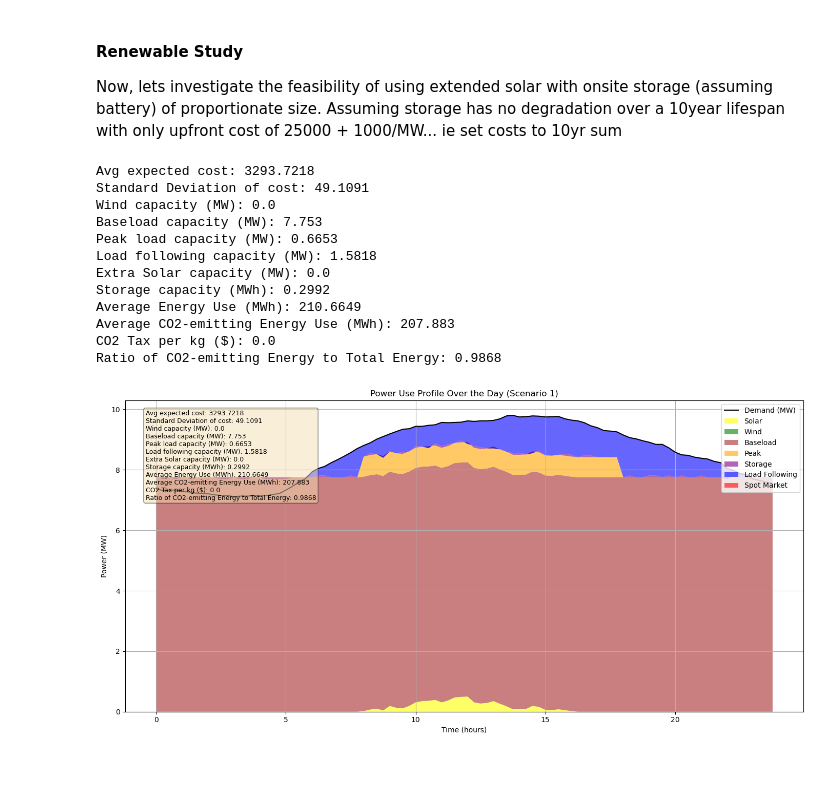
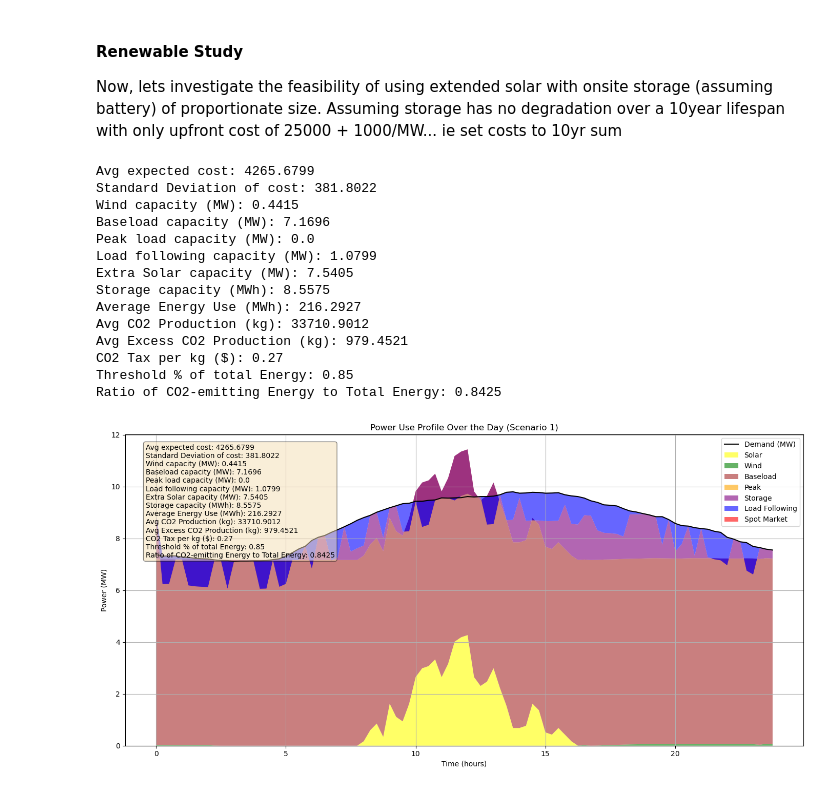
Before and after one commit to liammchugh/EnergyOpt_Project3_Group1, a Jupyter notebook: Project3.ipynb, the cells around one changed output. Drawn from its saved outputs; the diff is of its cells as text; code cells hidden in the pictures.

```diff
--- a/Project3.ipynb
+++ b/Project3.ipynb
@@ -66,7 +66,7 @@ def plot_power_use_profile(mode=2, sc_choice=4, output=None):
     # Add each line of output to the top corner of the plot
     textstr = '\n'.join([f"{key}: {value}" for key, value in output.items()])
     props = dict(boxstyle='round', facecolor='wheat', alpha=0.5)
-    plt.gca().text(0.03, 0.97, textstr, transform=plt.gca().transAxes, fontsize=9,
+    plt.gca().text(0.03, 0.97, textstr, transform=plt.gca().transAxes, fontsize=10,
                    verticalalignment='top', bbox=props)
     plt.grid(True)
     plt.tight_layout()
@@ -225,6 +227,6 @@ Load following capacity (MW): 1.6578
 # %%
 # Cost parameters
-wind_cost_per_mw = 25
+wind_cost_per_mw = 250
 base_load_cost_per_mw = 360
 peak_load_cost_per_mw = 200
 load_following_option_fee = 50
@@ -577,7 +579,8 @@ service_fee = 5
 
 # CO2 Cost Premium
 MWh_to_kgCO2 = 185  # US avg kg CO2 per MWh https://www.eia.gov/tools/faqs/faq.php?id=74&t=11
-co2_cost_perkg = 0.00 # cost per kg CO2 generation
+co2_cost_perkg = 0.27 # cost per kg CO2 generation
+Emissions_threshold_MWh = 0.85  # CO2 cap in kg
 
 # Solar cost parameters NEEDS WORK
 solar_fixed_cost = 0  # Upfront cost
@@ -611,10 +614,12 @@ spot_load = [None] * len(scenarios_data)
 storage_charge = [None] * len(scenarios_data)
 storage_discharge = [None] * len(scenarios_data)
 storage_soc = [None] * len(scenarios_data)
+excess_emissions = [None] * len(scenarios_data)
 
 # Scenario-specific real-time variables
 for i in range(len(scenarios_data)):
     scenario = scenarios_data[i]
+    time_steps = len(scenario)
     load_follow_gen[i] = cp.Variable(len(scenario), nonneg=True, name=f"load_follow_gen_{i}")
     spot_load[i] = cp.Variable(len(scenario), nonneg=True, name=f"spot_load_{i}")
 
@@ -622,6 +627,9 @@ for i in range(len(scenarios_data)):
     storage_charge[i] = cp.Variable(time_steps, nonneg=True, name=f"storage_charge_{i}")
     storage_discharge[i] = cp.Variable(time_steps, nonneg=True, name=f"storage_discharge_{i}")
     storage_soc[i] = cp.Variable(time_steps, name=f"storage_soc_{i}")
+
+    # Excess CO2 emissions
+    excess_emissions[i] = cp.Variable(nonneg=True)
 
 # Constraints for shared variables
 constraints = [
@@ -653,6 +661,7 @@ fixed_cost = (
 scenario_costs = []
 energy_total = []
 energy_dirty = []
+kg_excess = []
 real_time_cum = 0
 i = 0
 for scenario in scenarios_data:
@@ -678,7 +687,6 @@ for scenario in scenarios_data:
     # storage_charge = cp.Variable(time_steps, nonneg=True, name=f"storage_charge_{i}")
     # storage_discharge = cp.Variable(time_steps, nonneg=True, name=f"storage_discharge_{i}")
     # storage_soc = cp.Variable(time_steps, name=f"storage_soc_{i}")
-
 
     # Storage operational constraints
     for t in range(time_steps): # for each 15min time step
@@ -722,12 +730,17 @@ for scenario in scenarios_data:
     ) * 0.25  # Assuming 15-minute intervals
 
     # CO2 emissions cost
+    load_MWh = sum(demand_mw[t] for t in range(time_steps))*0.25
     e = sum(spot_load[i][t] for t in range(time_steps)) + sum(base_gen for t in range(time_steps)) + sum(peak_gen[t] for t in range(time_steps)) + sum(load_follow_gen[i][t] for t in range(time_steps))
     e_CO2scen = e * 0.25
     total_e = sum(solar_gen[t] + wind_gen[t] + base_gen + peak_gen[t] + storage_discharge[i][t] + load_follow_gen[i][t] + spot_load[i][t] for t in range(time_steps))*0.25
 
     # Total cost for this scenario
-    total_cost = fixed_cost + real_time_cost + e_CO2scen*MWh_to_kgCO2*co2_cost_perkg
+    kg_CO2 = e_CO2scen*MWh_to_kgCO2
+    constraints += [excess_emissions[i] >= (e_CO2scen - load_MWh*Emissions_threshold_MWh)*MWh_to_kgCO2]
+    constraints += [excess_emissions[i] >= 0]
+
+    total_cost = fixed_cost + real_time_cost + excess_emissions[i]*co2_cost_perkg
     energy_total.append(total_e)
     energy_dirty.append(e_CO2scen)
     scenario_costs.append(total_cost)
@@ -737,6 +750,7 @@ for scenario in scenarios_data:
 # Results
 avg_Energy = sum(energy_total) / len(scenarios_data)
 avg_MWh_CO2 = sum(energy_dirty) / len(scenarios_data)
+avg_kg_CO2 = avg_MWh_CO2*MWh_to_kgCO2
 avg_cost = cp.sum(scenario_costs) / len(scenario_costs)
 rt_avg = real_time_cum / len(scenario_costs)  # Average cost to cover unmet demand
 
@@ -749,45 +763,50 @@ cost_premium = 0  # Placeholder for cost premium expression
 objective = cp.Minimize(avg_cost)
 # objective_CVaR = cp.Minimize(avg_cost + 1.28 * cost_sigma + cost_premium)  # Risk function if needed
 
 # Define and solve the problem
 problem = cp.Problem(objective, constraints)
 problem.solve(solver=cp.GUROBI, OptimalityTol=1e-9)
 
 # Output results
 if problem.status == cp.OPTIMAL:
+    avg_excess_emissions = sum(excess_emissions[i].value for i in range(len(excess_emissions))) / len(scenarios_data)
     output = {
         "Avg expected cost": round(problem.value, 4),
         # "Real-time cost average": round(rt_avg.value, 4),
         "Standard Deviation of cost": round(cost_sigma.value.item(), 4),
         "Wind capacity (MW)": round(wind_capacity.value.item(), 4),
         "Baseload capacity (MW)": round(baseload_capacity.value.item(), 4),
         "Peak load capacity (MW)": round(peak_capacity.value.item(), 4),
         "Load following capacity (MW)": round(load_following_capacity.value.item(), 4),
         "Extra Solar capacity (MW)": round(solar_capacity.value.item(), 4),
         "Storage capacity (MWh)": round(storage_capacity.value.item(), 4),
         "Average Energy Use (MWh)": round(avg_Energy.value, 4),
-        "Average CO2-emitting Energy Use (MWh)": round(avg_MWh_CO2.value, 4),
+        "Avg CO2 Production (kg)": round(avg_kg_CO2.value, 4),
+        "Avg Excess CO2 Production (kg)": round(avg_excess_emissions, 4),
         "CO2 Tax per kg ($)": round(co2_cost_perkg, 4),
+        "Threshold % of total Energy": round(Emissions_threshold_MWh, 4),
         "Ratio of CO2-emitting Energy to Total Energy": round(avg_MWh_CO2.value/avg_Energy.value, 4)
     }
 else:
     output = {"error": problem.status}
 
+
 for key, value in output.items():
     print(f"{key}: {value}")
-
 plot_power_use_profile(mode=2, sc_choice=0, output=output)
 # %% [output]
-Avg expected cost: 3293.7218
-Standard Deviation of cost: 49.1091
-Wind capacity (MW): 0.0
-Baseload capacity (MW): 7.753
-Peak load capacity (MW): 0.6653
-Load following capacity (MW): 1.5818
-Extra Solar capacity (MW): 0.0
-Storage capacity (MWh): 0.2992
-Average Energy Use (MWh): 210.6649
-Average CO2-emitting Energy Use (MWh): 207.883
-CO2 Tax per kg ($): 0.0
-Ratio of CO2-emitting Energy to Total Energy: 0.9868
+Avg expected cost: 4265.6799
+Standard Deviation of cost: 381.8022
+Wind capacity (MW): 0.4415
+Baseload capacity (MW): 7.1696
+Peak load capacity (MW): 0.0
+Load following capacity (MW): 1.0799
+Extra Solar capacity (MW): 7.5405
+Storage capacity (MWh): 8.5575
+Average Energy Use (MWh): 216.2927
+Avg CO2 Production (kg): 33710.9012
+Avg Excess CO2 Production (kg): 979.4521
+CO2 Tax per kg ($): 0.27
+Threshold % of total Energy: 0.85
+Ratio of CO2-emitting Energy to Total Energy: 0.8425
-[figure, old version]
+[figure, new version]
```
Also changed, not shown: parts of 3 cells of this notebook, 4 other files.
